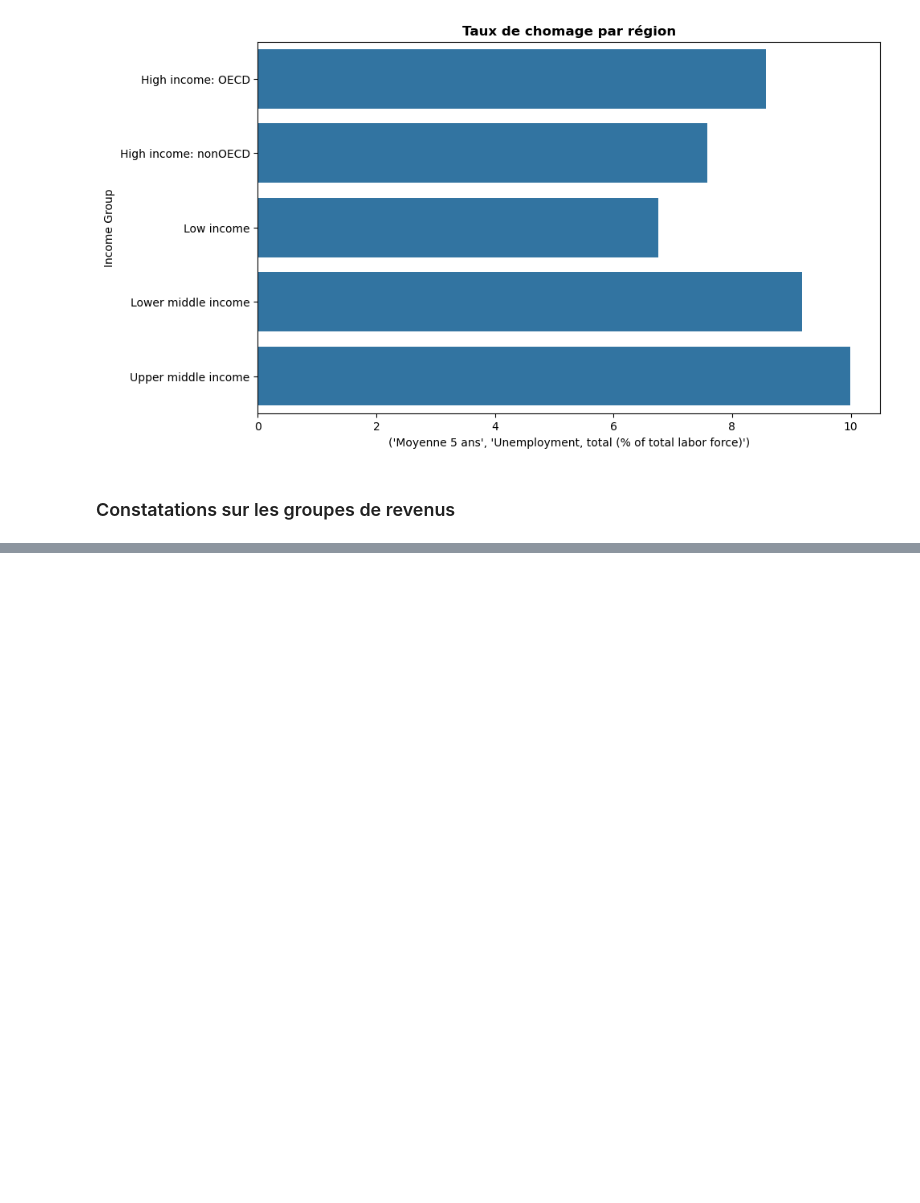
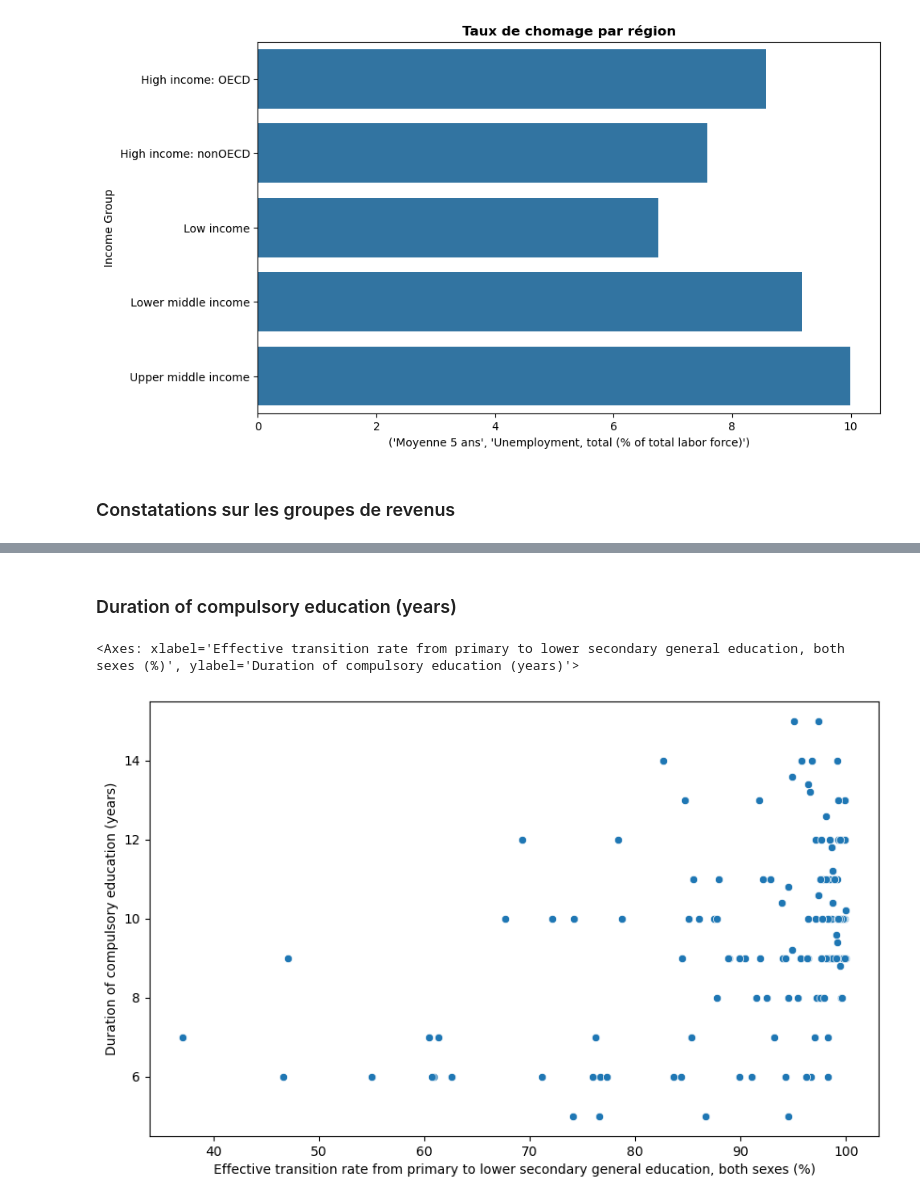
Before and after one commit to lalende/OpenClassRooms-Certification-Data-Scientist, a Jupyter notebook: Projet 2 - Analysez des données de systèmes éducatifs/Projet 2.ipynb, the cells around one changed output, grey strips where cells are left out. Cells and saved outputs as stored; diff of their text form; code cells hidden in the pictures; blank space fills up the shorter version.

```diff
--- a/Projet 2 - Analysez des données de systèmes éducatifs/Projet 2.ipynb
+++ b/Projet 2 - Analysez des données de systèmes éducatifs/Projet 2.ipynb
@@ -2036,0 +1388,11 @@ Les raisons sont similaires aux constats faits sur les régions
+# %% [markdown]
+### Duration of compulsory education (years)
+# %%
+plt.figure(figsize=(10,6))
+
+sns.scatterplot(data=data["Moyenne 5 ans"],
+    y="Duration of compulsory education (years)",
+    x="Effective transition rate from primary to lower secondary general education, both sexes (%)")
+# %% [output]
+<Axes: xlabel='Effective transition rate from primary to lower secondary general education, both sexes (%)', ylabel='Duration of compulsory education (years)'>
+[figure, added]
```
Also changed, not shown: parts of 162 cells of this notebook.
